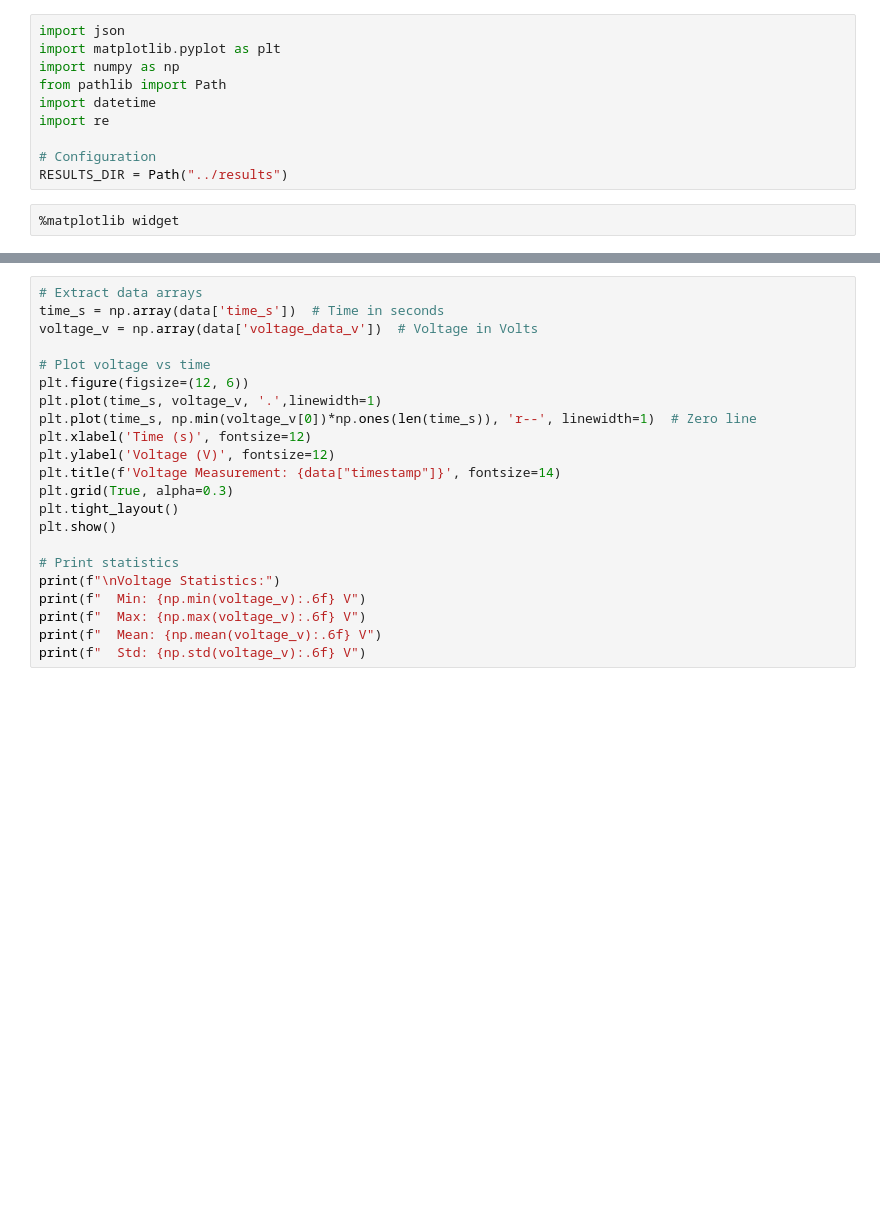
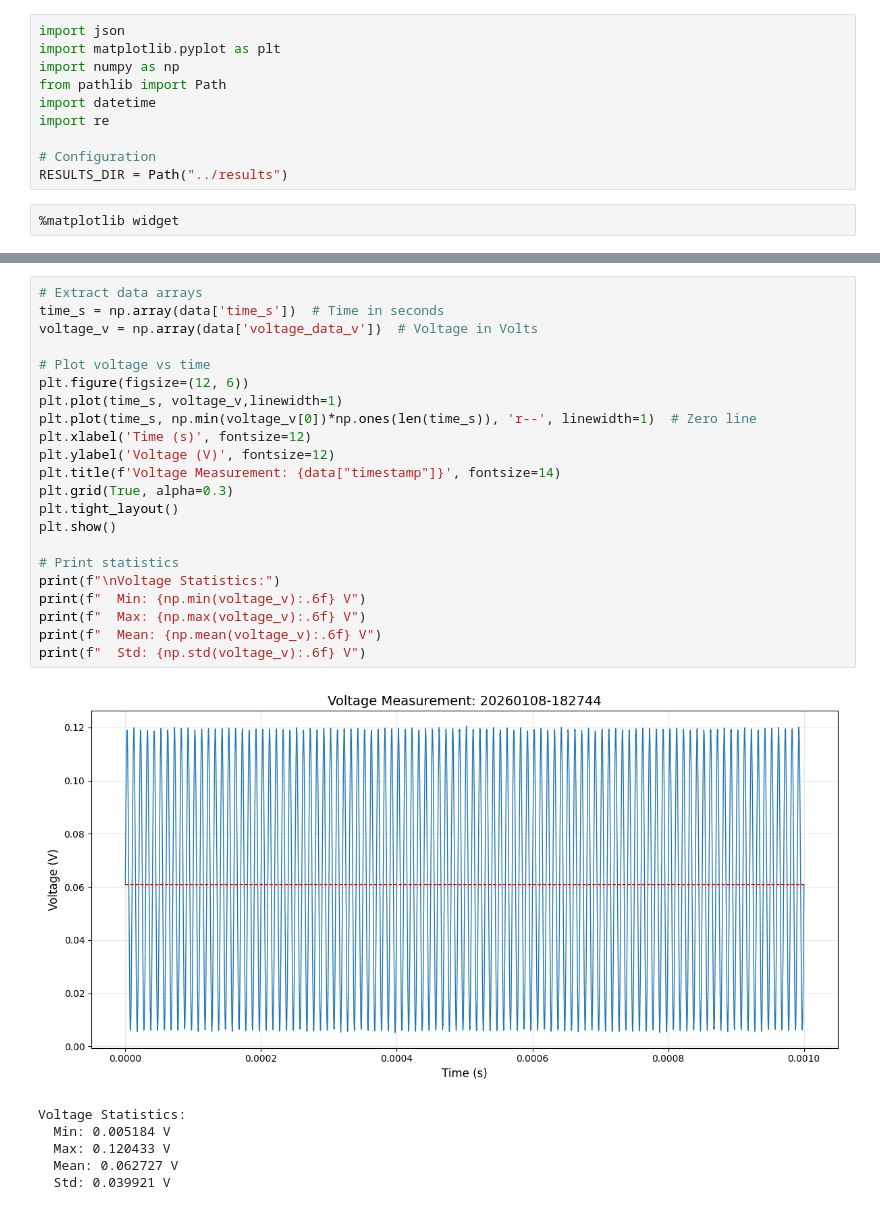
Before and after one commit to Harshghub/Interferometry-analysis, a Jupyter notebook: measurement/analysis.ipynb, the cells around one changed output, grey strips where cells are left out. Cells and saved outputs as stored; diff of their text form; blank space fills up the shorter version.

```diff
--- a/measurement/analysis.ipynb
+++ b/measurement/analysis.ipynb
@@ -57,22 +69,29 @@ print(f"Number of time samples: {len(data['time_s'])}")
 # %%
 # Extract data arrays
 time_s = np.array(data['time_s'])  # Time in seconds
 voltage_v = np.array(data['voltage_data_v'])  # Voltage in Volts
 
 # Plot voltage vs time
 plt.figure(figsize=(12, 6))
-plt.plot(time_s, voltage_v, '.',linewidth=1)
+plt.plot(time_s, voltage_v,linewidth=1)
 plt.plot(time_s, np.min(voltage_v[0])*np.ones(len(time_s)), 'r--', linewidth=1)  # Zero line
 plt.xlabel('Time (s)', fontsize=12)
 plt.ylabel('Voltage (V)', fontsize=12)
 plt.title(f'Voltage Measurement: {data["timestamp"]}', fontsize=14)
 plt.grid(True, alpha=0.3)
 plt.tight_layout()
 plt.show()
 
 # Print statistics
 print(f"\nVoltage Statistics:")
 print(f"  Min: {np.min(voltage_v):.6f} V")
 print(f"  Max: {np.max(voltage_v):.6f} V")
 print(f"  Mean: {np.mean(voltage_v):.6f} V")
 print(f"  Std: {np.std(voltage_v):.6f} V")
+# %% [output]
+[figure, added]
+Voltage Statistics:
+  Min: 0.005184 V
+  Max: 0.120433 V
+  Mean: 0.062727 V
+  Std: 0.039921 V
```
Also changed, not shown: parts of 2 cells of this notebook, 6 other files.
